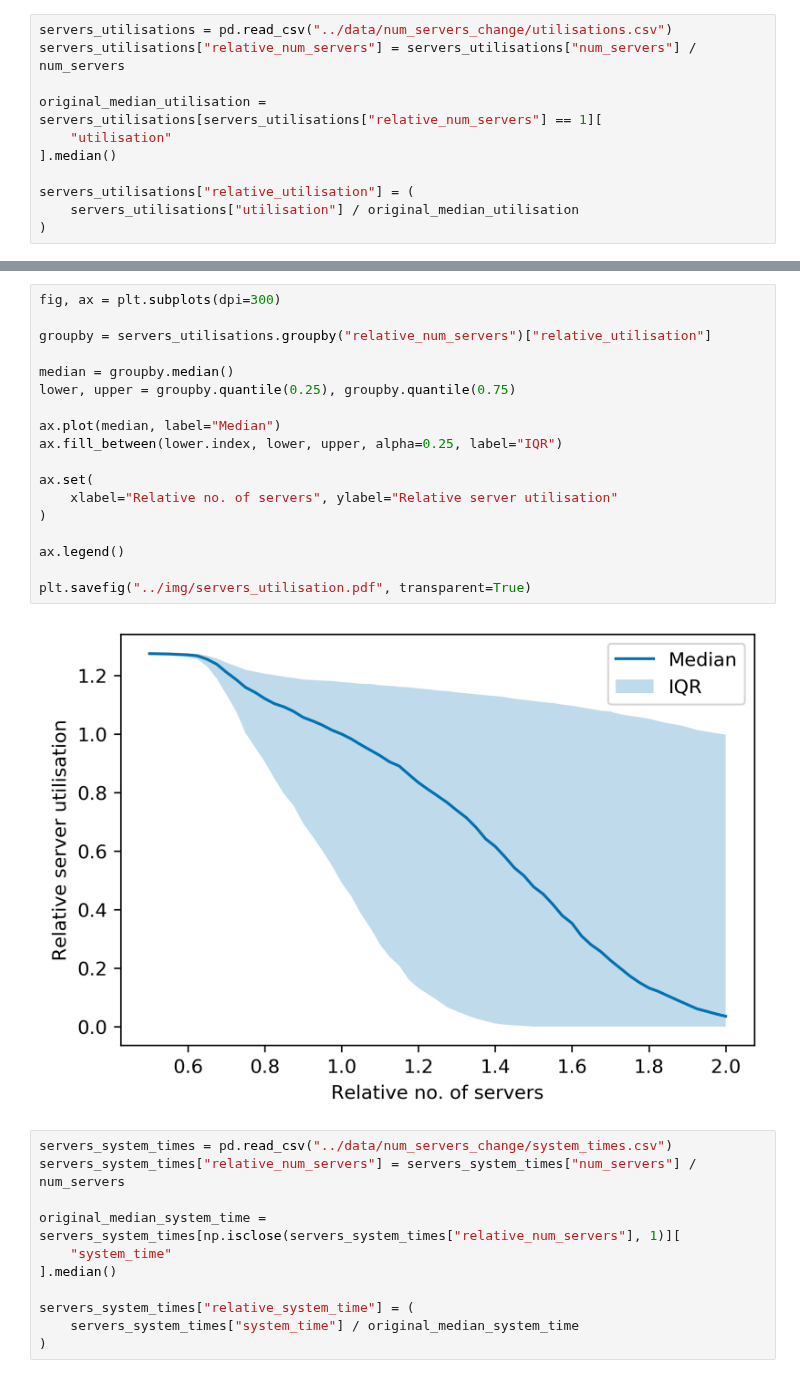
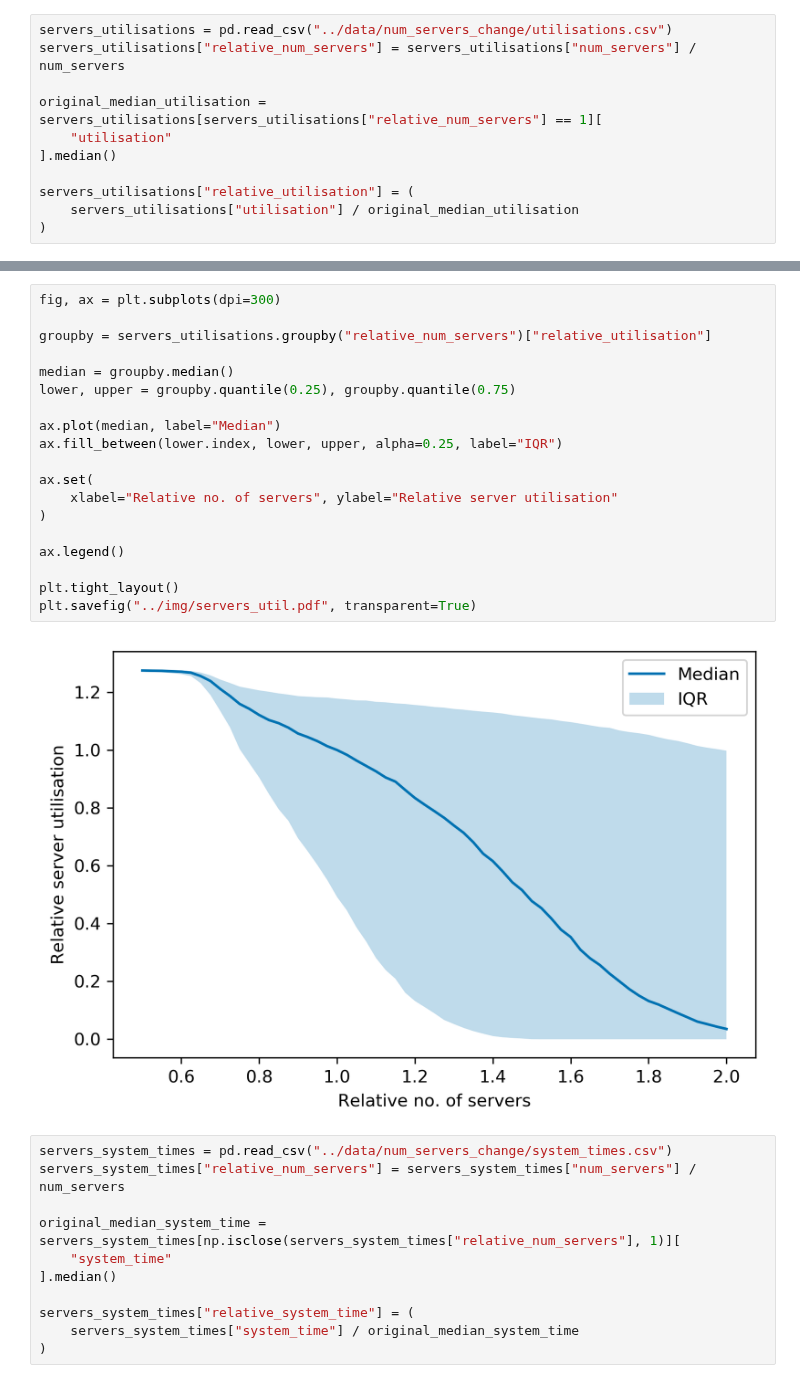
Before and after one commit to daffidwilde/copd-paper, a Jupyter notebook: nbs/scenarios.ipynb, the cells around one changed output, grey strips where cells are left out. Cells and saved outputs as stored; diff of their text form.

```diff
--- a/nbs/scenarios.ipynb
+++ b/nbs/scenarios.ipynb
@@ -118,23 +160,24 @@ servers_utilisations["relative_utilisation"] = (
 # %%
 fig, ax = plt.subplots(dpi=300)
 
 groupby = servers_utilisations.groupby("relative_num_servers")["relative_utilisation"]
 
 median = groupby.median()
 lower, upper = groupby.quantile(0.25), groupby.quantile(0.75)
 
 ax.plot(median, label="Median")
 ax.fill_between(lower.index, lower, upper, alpha=0.25, label="IQR")
 
 ax.set(
     xlabel="Relative no. of servers", ylabel="Relative server utilisation"
 )
 
 ax.legend()
 
-plt.savefig("../img/servers_utilisation.pdf", transparent=True)
+plt.tight_layout()
+plt.savefig("../img/servers_util.pdf", transparent=True)
 # %% [output]
-[figure, old version]
+[figure, new version]
 # %%
 servers_system_times = pd.read_csv("../data/num_servers_change/system_times.csv")
 servers_system_times["relative_num_servers"] = servers_system_times["num_servers"] / num_servers
```
Also changed, not shown: parts of 7 cells of this notebook, 18 other files.
